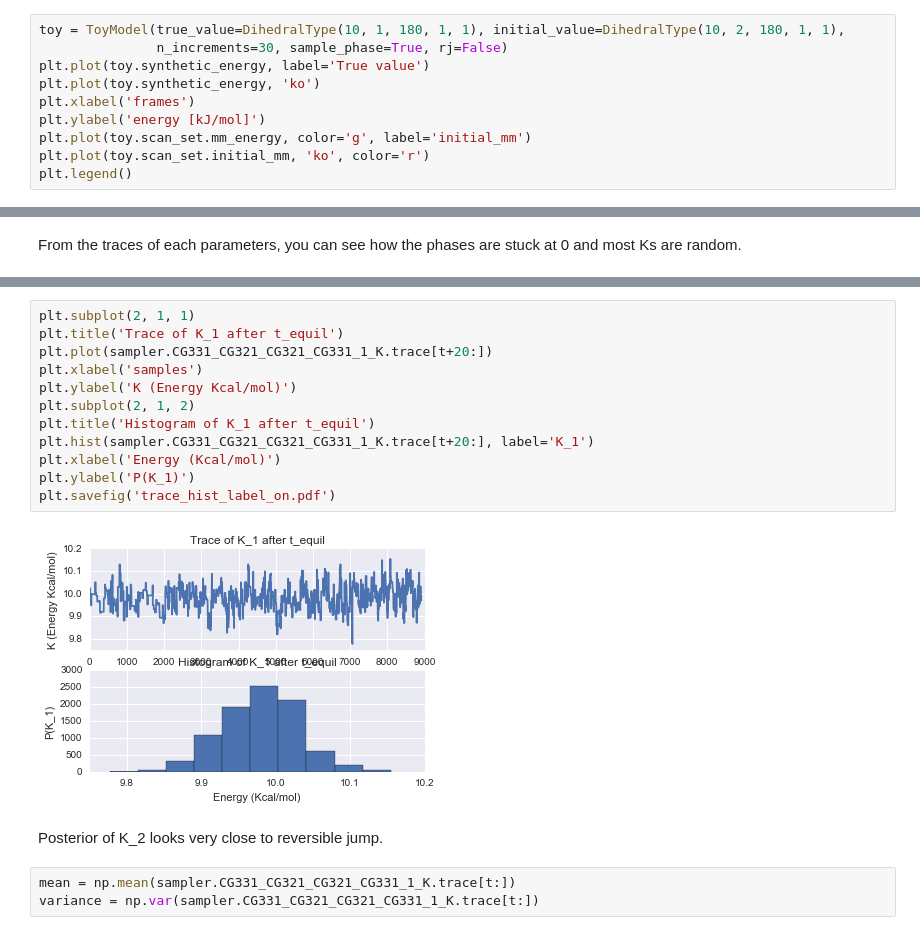
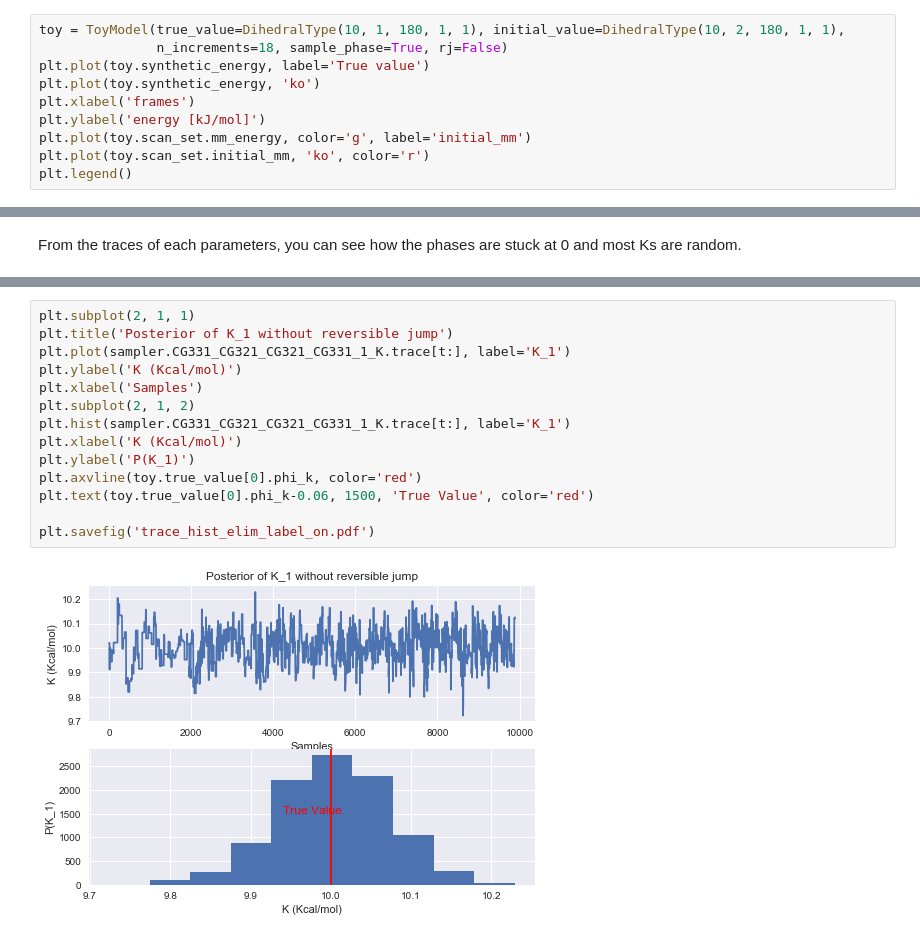
Before and after one commit to choderalab/torsionfit_examples, a Jupyter notebook: synthetic_data/discrete/Toy_model.ipynb, the cells around one changed output, grey strips where cells are left out. Drawn from its saved outputs; the diff is of its cells as text.

```diff
--- a/synthetic_data/discrete/Toy_model.ipynb
+++ b/synthetic_data/discrete/Toy_model.ipynb
@@ -16,7 +16,7 @@ import numpy as np
 Generate toy model that only allows 0 or 180 phases but allows all multiplicities to be on
 # %%
 toy = ToyModel(true_value=DihedralType(10, 1, 180, 1, 1), initial_value=DihedralType(10, 2, 180, 1, 1),
-               n_increments=30, sample_phase=True, rj=False)
+               n_increments=18, sample_phase=True, rj=False)
 plt.plot(toy.synthetic_energy, label='True value')
 plt.plot(toy.synthetic_energy, 'ko')
 plt.xlabel('frames')
@@ -124,19 +126,16 @@ plt.savefig('trac_hist.pdf')
 # %%
 plt.subplot(2, 1, 1)
-plt.title('Trace of K_1 after t_equil')
-plt.plot(sampler.CG331_CG321_CG321_CG331_1_K.trace[t+20:])
-plt.xlabel('samples')
-plt.ylabel('K (Energy Kcal/mol)')
+plt.title('Posterior of K_1 without reversible jump')
+plt.plot(sampler.CG331_CG321_CG321_CG331_1_K.trace[t:], label='K_1')
+plt.ylabel('K (Kcal/mol)')
+plt.xlabel('Samples')
 plt.subplot(2, 1, 2)
-plt.title('Histogram of K_1 after t_equil')
-plt.hist(sampler.CG331_CG321_CG321_CG331_1_K.trace[t+20:], label='K_1')
-plt.xlabel('Energy (Kcal/mol)')
+plt.hist(sampler.CG331_CG321_CG321_CG331_1_K.trace[t:], label='K_1')
+plt.xlabel('K (Kcal/mol)')
 plt.ylabel('P(K_1)')
-plt.savefig('trace_hist_label_on.pdf')
+plt.axvline(toy.true_value[0].phi_k, color='red')
+plt.text(toy.true_value[0].phi_k-0.06, 1500, 'True Value', color='red')
+
+plt.savefig('trace_hist_elim_label_on.pdf')
 # %% [output]
-[figure, old version]
+[figure, new version]
-# %% [markdown]
-Posterior of K_2 looks very close to reversible jump.
-# %%
-mean = np.mean(sampler.CG331_CG321_CG321_CG331_1_K.trace[t:])
-variance = np.var(sampler.CG331_CG321_CG321_CG331_1_K.trace[t:])
```
Also changed, not shown: parts of 14 cells of this notebook, 6 other files.
